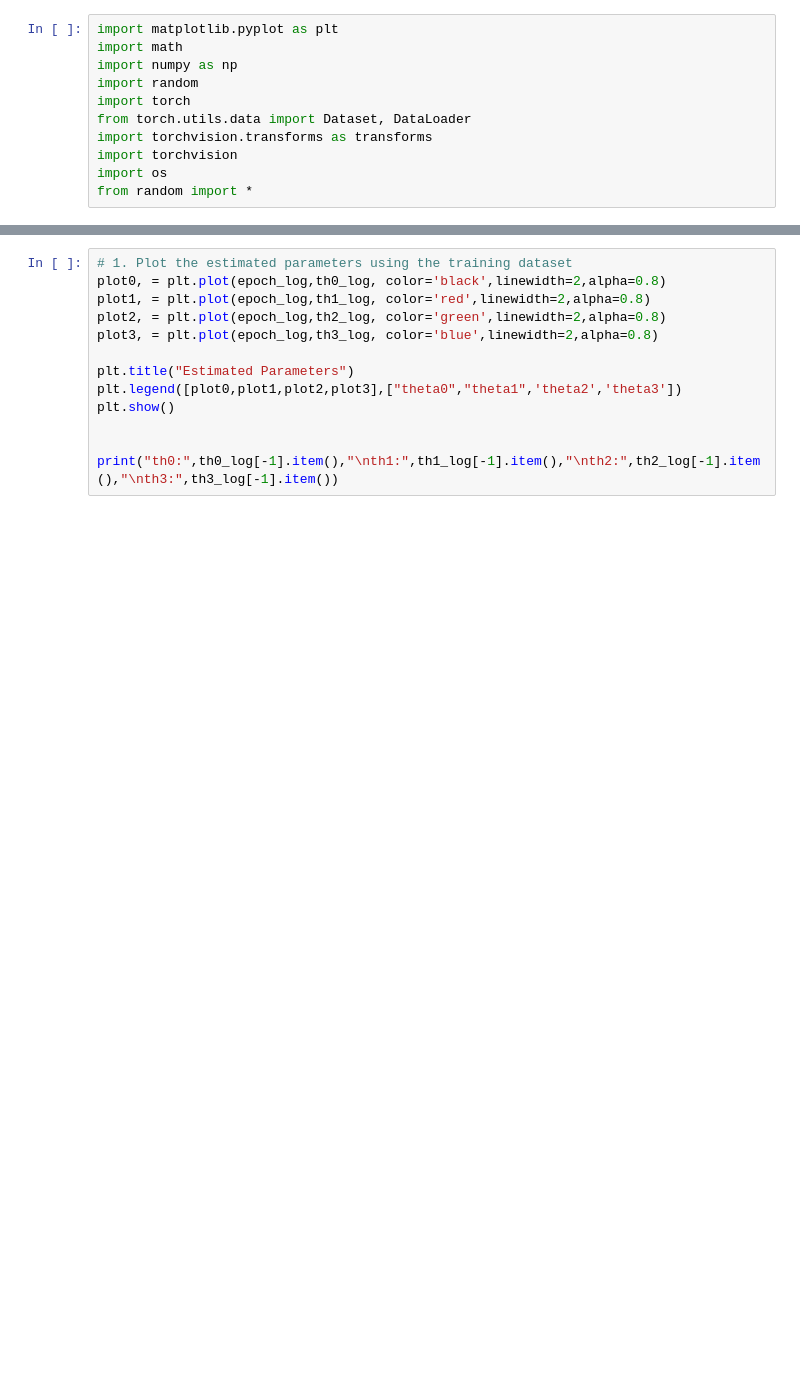
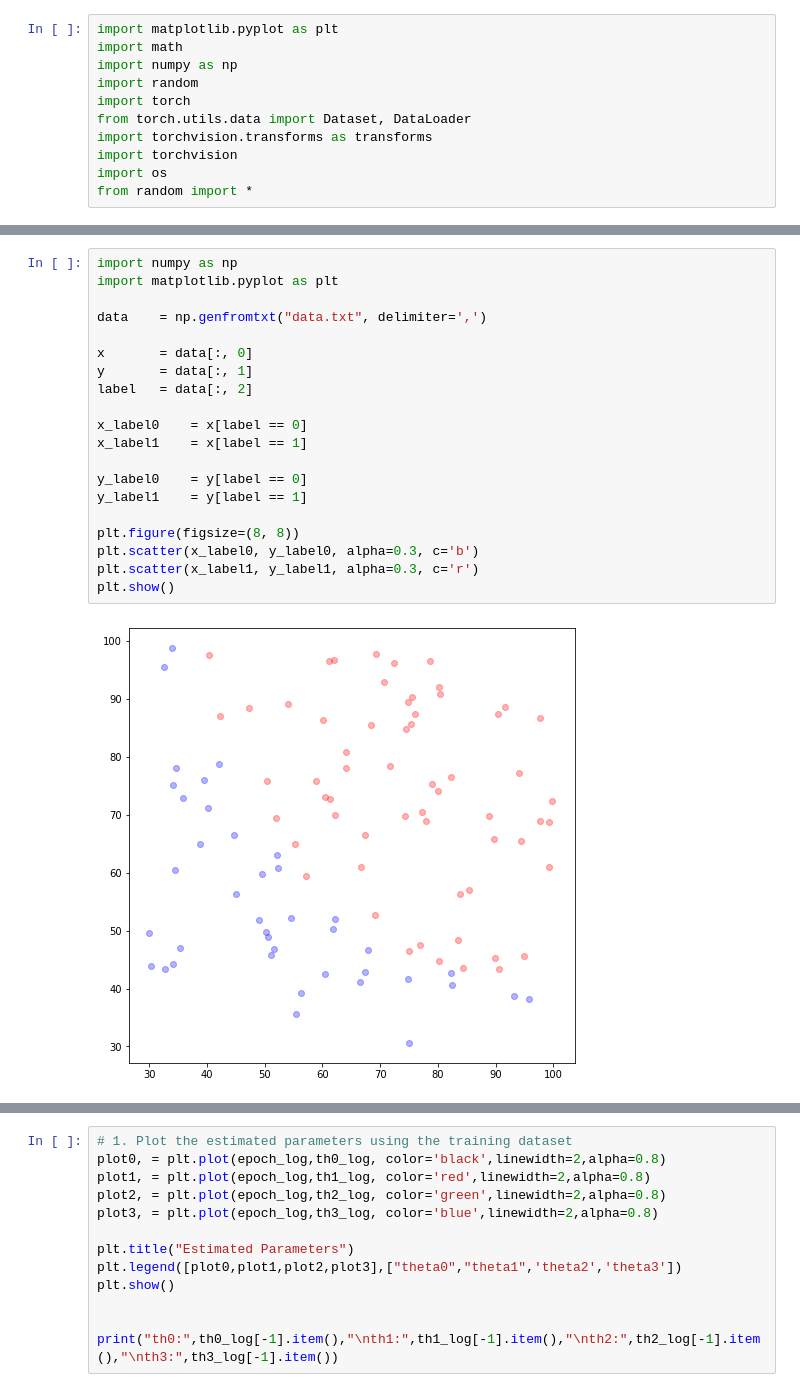
Before and after one commit to jesnk/20_1_ml_class, a Jupyter notebook: assignment/05/05.ipynb, the cells around one changed output, grey strips where cells are left out. Saved outputs shown, nothing was run; the diff lists cells and outputs as text; blank space fills up the shorter version.

Commit message:
Plot the training data

```diff
--- a/assignment/05/05.ipynb
+++ b/assignment/05/05.ipynb
@@ -73,0 +36,22 @@ test_h = torch.FloatTensor(test_yh)
+# %%
+import numpy as np
+import matplotlib.pyplot as plt
+
+data    = np.genfromtxt("data.txt", delimiter=',')
+
+x       = data[:, 0]
+y       = data[:, 1]
+label   = data[:, 2]
+
+x_label0    = x[label == 0]
+x_label1    = x[label == 1]
+
+y_label0    = y[label == 0]
+y_label1    = y[label == 1]
+
+plt.figure(figsize=(8, 8))
+plt.scatter(x_label0, y_label0, alpha=0.3, c='b')
+plt.scatter(x_label1, y_label1, alpha=0.3, c='r')
+plt.show()
+# %% [output]
+[figure, added]
```
Also changed, not shown: parts of 6 cells of this notebook.
